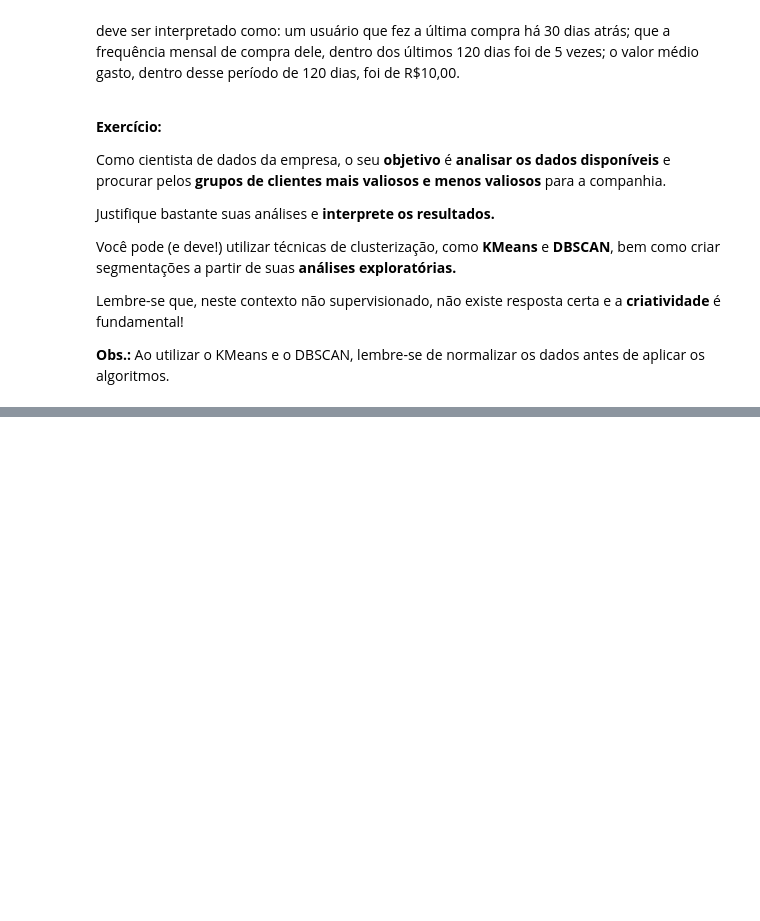
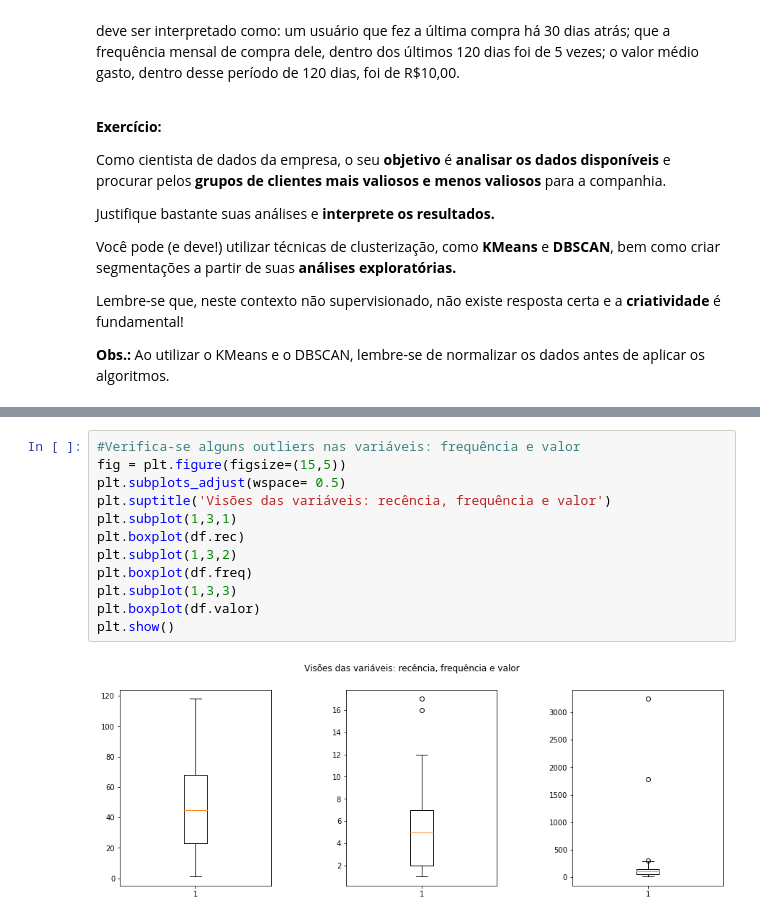
Before and after one commit to princya-oliveira/data-science, a Jupyter notebook: modulo_13_clusterizacao/clusterizacao_exercicio.ipynb, the cells around one changed output, grey strips where cells are left out. Saved outputs shown, nothing was run; the diff lists cells and outputs as text; blank space fills up the shorter version.

```diff
--- a/modulo_13_clusterizacao/clusterizacao_exercicio.ipynb
+++ b/modulo_13_clusterizacao/clusterizacao_exercicio.ipynb
@@ -77,0 +107,14 @@ df
+# %%
+#Verifica-se alguns outliers nas variáveis: frequência e valor
+fig = plt.figure(figsize=(15,5))
+plt.subplots_adjust(wspace= 0.5)
+plt.suptitle('Visões das variáveis: recência, frequência e valor')
+plt.subplot(1,3,1)
+plt.boxplot(df.rec)
+plt.subplot(1,3,2)
+plt.boxplot(df.freq)
+plt.subplot(1,3,3)
+plt.boxplot(df.valor)
+plt.show()
+# %% [output]
+[figure, added]
```
Also changed, not shown: parts of 29 cells of this notebook, 4 other files.
